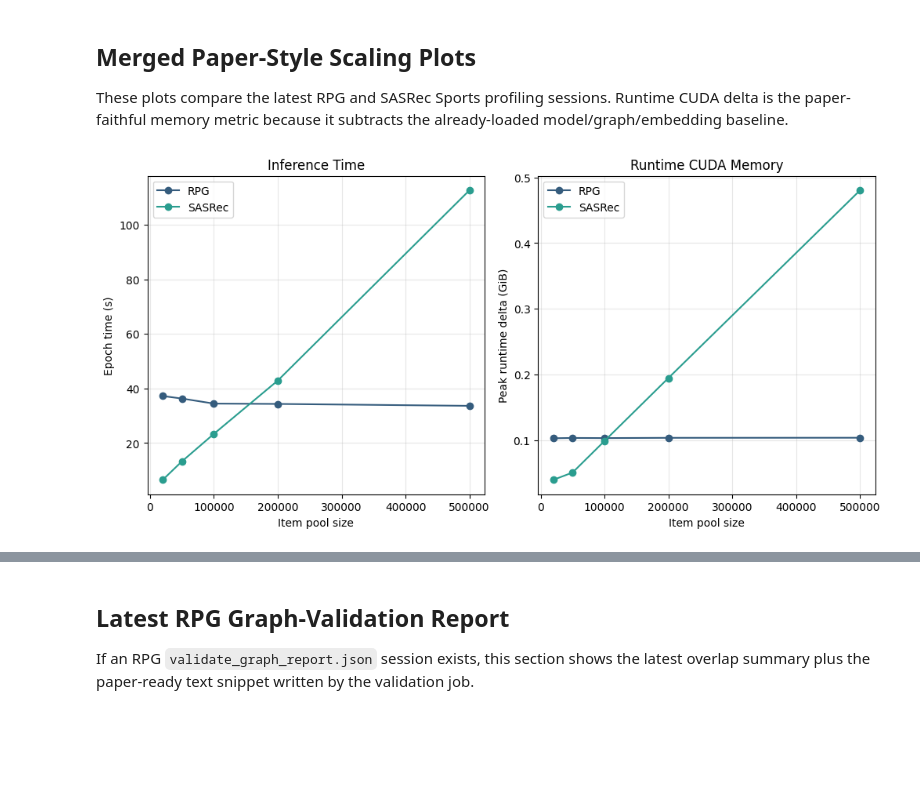
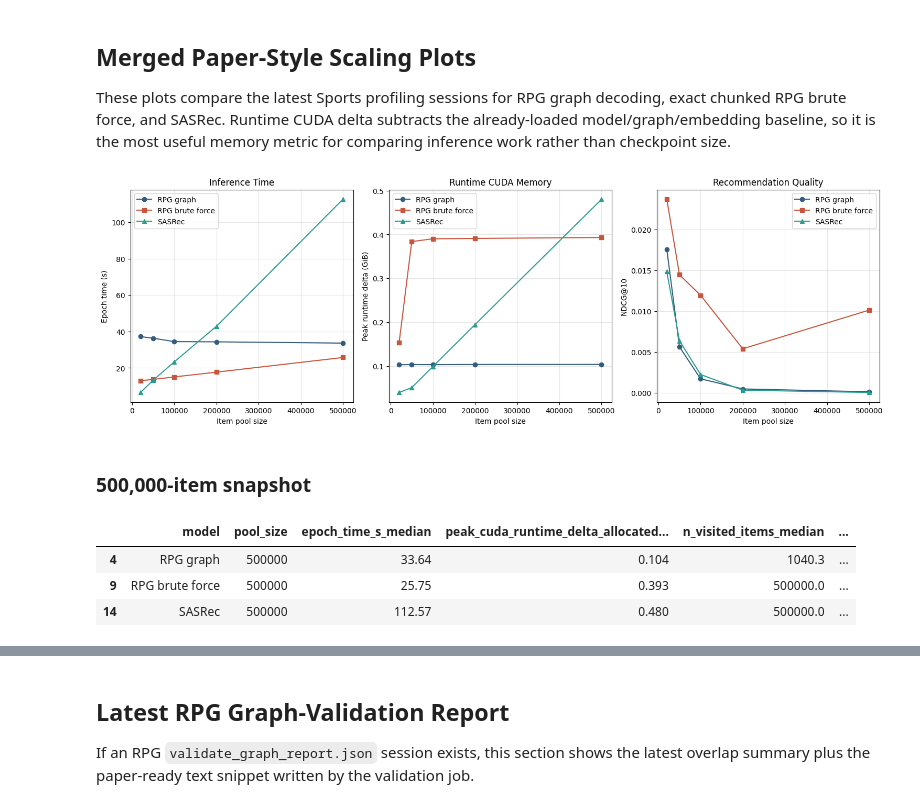
Before and after one commit to NiccoloCase/RPG-uva, a Jupyter notebook: notebooks/perf_sports_analysis.ipynb, the cells around one changed output, grey strips where cells are left out. Saved outputs shown, nothing was run; the diff lists cells and outputs as text; code cells hidden in the pictures; blank space fills up the shorter version.

Commit message:
Add RPG graph traversal diagnostics

```diff
--- a/notebooks/perf_sports_analysis.ipynb
+++ b/notebooks/perf_sports_analysis.ipynb
@@ -221,10 +271,16 @@ if profile_summaries.empty:
     print("No profile summary rows available.")
     latest_profile_rows = pd.DataFrame()
 else:
+    session_candidates = (
+        profile_summaries.groupby(
+            ["model", "artifact_root", "session", "session_root", "method_rank"],
+            as_index=False,
+        )
+        .agg(n_pool_sizes=("pool_size", "nunique"), max_pool_size=("pool_size", "max"))
+    )
     latest_sessions = (
-        profile_summaries[["model", "artifact_root", "session", "session_root"]]
-        .drop_duplicates()
-        .sort_values(["model", "session", "artifact_root"])
+        session_candidates
+        .sort_values(["method_rank", "n_pool_sizes", "max_pool_size", "session", "artifact_root"])
         .groupby("model", as_index=False)
         .tail(1)
     )
@@ -232,10 +288,11 @@ else:
         latest_sessions[["model", "session_root"]],
         on=["model", "session_root"],
         how="inner",
-    ).sort_values(["model", "pool_size"]).reset_index(drop=True)
+    ).sort_values(["method_rank", "pool_size"]).reset_index(drop=True)
 
     display_columns = [
         "model",
+        "method",
         "session",
         "artifact_root",
         "pool_size",
@@ -246,6 +303,7 @@ else:
         "visited_ratio_median",
         "n_visited_items_median",
         "ndcg_at_10_median",
+        "recall_at_10_median",
         "checkpoint_signature",
     ]
     existing_columns = [column for column in display_columns if column in latest_profile_rows.columns]
@@ -258,6 +316,7 @@ else:
                 "visited_ratio_median": "{:.4f}",
                 "n_visited_items_median": "{:.1f}",
                 "ndcg_at_10_median": "{:.5f}",
+                "recall_at_10_median": "{:.5f}",
             }
         )
     )
@@ -267,7 +326,7 @@ else:
             latest_sessions[["model", "session_root"]],
             on=["model", "session_root"],
             how="inner",
-        ).sort_values(["model", "pool_size"]).reset_index(drop=True)
+        ).sort_values(["method_rank", "pool_size"]).reset_index(drop=True)
         if not latest_graph_rows.empty:
             display(Markdown("### RPG graph-build rows"))
             display(latest_graph_rows)
@@ -293,38 +357,74 @@ else:
 # %% [markdown]
 ## Merged Paper-Style Scaling Plots
 
-These plots compare the latest RPG and SASRec Sports profiling sessions. Runtime CUDA delta is the paper-faithful memory metric because it subtracts the already-loaded model/graph/embedding baseline.
+These plots compare the latest Sports profiling sessions for RPG graph decoding, exact chunked RPG brute force, and SASRec. Runtime CUDA delta subtracts the already-loaded model/graph/embedding baseline, so it is the most useful memory metric for comparing inference work rather than checkpoint size.
 # %%
 if profile_summaries.empty or latest_profile_rows.empty:
     print("No profiling rows available for plotting.")
 else:
-    plot_rows = latest_profile_rows.sort_values(["model", "pool_size"])
-    fig, axes = plt.subplots(1, 2, figsize=(10, 4.8), constrained_layout=True)
+    plot_rows = latest_profile_rows.sort_values(["method_rank", "pool_size"])
+    fig, axes = plt.subplots(1, 3, figsize=(15, 4.8), constrained_layout=True)
 
-    for model, frame in plot_rows.groupby("model"):
+    for model, frame in plot_rows.groupby("model", sort=False):
         frame = frame.sort_values("pool_size")
         color = PLOT_COLORS.get(model)
-        axes[0].plot(frame["pool_size"], frame["epoch_time_s_median"], marker="o", label=model, color=color)
+        marker = PLOT_MARKERS.get(model, "o")
+        axes[0].plot(frame["pool_size"], frame["epoch_time_s_median"], marker=marker, label=model, color=color)
         axes[1].plot(
             frame["pool_size"],
             frame["peak_cuda_runtime_delta_allocated_gb_median"],
-            marker="o",
+            marker=marker,
             label=model,
             color=color,
         )
+        if "ndcg_at_10_median" in frame.columns:
+            axes[2].plot(frame["pool_size"], frame["ndcg_at_10_median"], marker=marker, label=model, color=color)
 
     axes[0].set_title("Inference Time")
-    axes[0].set_xlabel("Item pool size")
     axes[0].set_ylabel("Epoch time (s)")
     axes[1].set_title("Runtime CUDA Memory")
-    axes[1].set_xlabel("Item pool size")
     axes[1].set_ylabel("Peak runtime delta (GiB)")
-
+    axes[2].set_title("Recommendation Quality")
+    axes[2].set_ylabel("NDCG@10")
 
     for axis in axes:
+        axis.set_xlabel("Item pool size")
         axis.grid(True, alpha=0.3)
         axis.legend()
 
     plt.show()
+
+    max_pool = latest_profile_rows["pool_size"].max()
+    snapshot_columns = [
+        "model",
+        "pool_size",
+        "epoch_time_s_median",
+        "peak_cuda_runtime_delta_allocated_gb_median",
+        "n_visited_items_median",
+        "visited_ratio_median",
+        "ndcg_at_10_median",
+        "recall_at_10_median",
+    ]
+    snapshot_columns = [column for column in snapshot_columns if column in latest_profile_rows.columns]
+    display(Markdown(f"### {int(max_pool):,}-item snapshot"))
+    display(
+        latest_profile_rows.loc[latest_profile_rows["pool_size"] == max_pool, snapshot_columns]
+        .sort_values("model", key=lambda series: series.map(_method_rank))
+        .style.format(
+            {
+                "epoch_time_s_median": "{:.2f}",
+                "peak_cuda_runtime_delta_allocated_gb_median": "{:.3f}",
+                "n_visited_items_median": "{:.1f}",
+                "visited_ratio_median": "{:.4f}",
+                "ndcg_at_10_median": "{:.5f}",
+                "recall_at_10_median": "{:.5f}",
+            }
+        )
+    )
 # %% [output]
-[figure, old version]
+[figure, new version]
+### 500,000-item snapshot
+|  | model | pool_size | epoch_time_s_median | peak_cuda_runtime_delta_allocated... | n_visited_items_median | ... |
+| 4 | RPG graph | 500000 | 33.64 | 0.104 | 1040.3 | ... |
+| 9 | RPG brute force | 500000 | 25.75 | 0.393 | 500000.0 | ... |
+| 14 | SASRec | 500000 | 112.57 | 0.480 | 500000.0 | ... |
```
Also changed, not shown: parts of 9 cells of this notebook, 14 other files.
